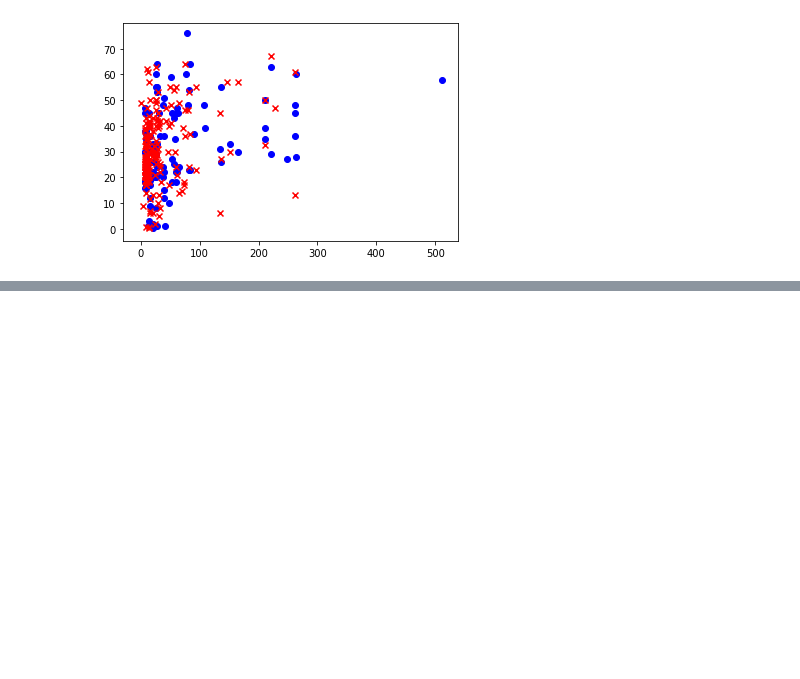
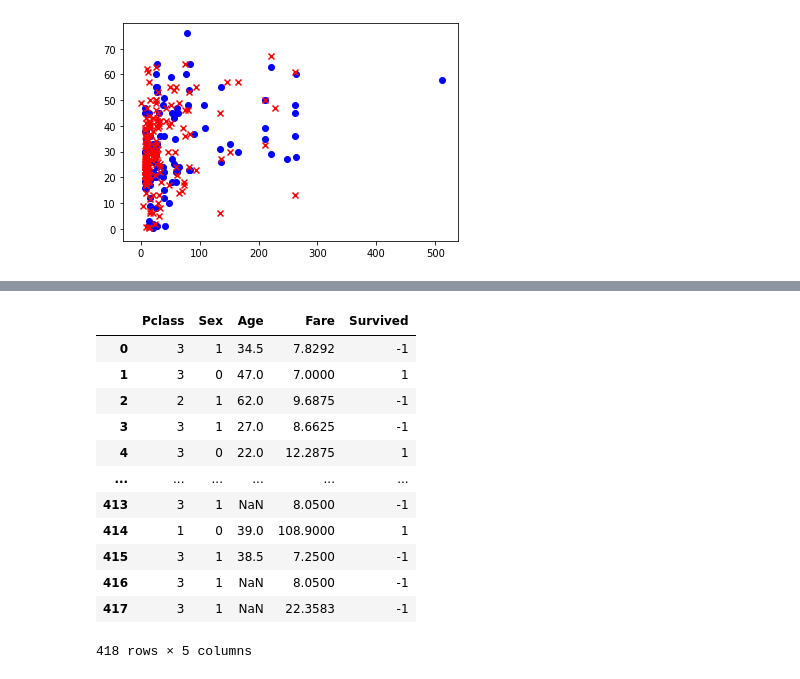
Before and after one commit to nefomichev/ml_models, a Jupyter notebook: rashka_ml_course/Classificator.ipynb, the cells around one changed output, grey strips where cells are left out. Saved outputs shown, nothing was run; the diff lists cells and outputs as text; code cells hidden in the pictures; blank space fills up the shorter version.

```diff
--- a/rashka_ml_course/Classificator.ipynb
+++ b/rashka_ml_course/Classificator.ipynb
@@ -217,8 +217,8 @@ plot_decision_regions(X, y, ppn)
 [figure]
 # %%
 titanic_data = pd.read_csv('../datasets/titanic_training_set.csv')
+test_titanic_data  = pd.read_csv('../datasets/titanic_test_set.csv')
 survivors_id = pd.read_csv('../datasets/gender_submission.csv')
-titanic_data
 # %%
 test_sample = titanic_data[['Fare', 'Age']].join(survivors_id)
 plt.scatter(test_sample[(test_sample.Survived == 1)].Fare, test_sample[(test_sample.Survived == 1)].Age, color='blue', marker='o')
@@ -239,0 +281,22 @@ pcp = Perceptron()
+# %%
+# Test Perceptro
+test_set = test_titanic_data.join(survivors_id, lsuffix='a', rsuffix='b')[['Pclass', 'Sex', 'Age', 'Fare', 'Survived']]
+test_set['Sex'] = test_set['Sex'].astype('category')
+test_set['Sex'] = test_set['Sex'].cat.codes
+test_set['Survived'] = np.where(test_set['Survived'] == 0, -1, 1)
+# %%
+test_set
+# %% [output]
+|  | Pclass | Sex | Age | Fare | Survived |
+| 0 | 3 | 1 | 34.5 | 7.8292 | -1 |
+| 1 | 3 | 0 | 47.0 | 7.0000 | 1 |
+| 2 | 2 | 1 | 62.0 | 9.6875 | -1 |
+| 3 | 3 | 1 | 27.0 | 8.6625 | -1 |
+| 4 | 3 | 0 | 22.0 | 12.2875 | 1 |
+| ... | ... | ... | ... | ... | ... |
+| 413 | 3 | 1 | NaN | 8.0500 | -1 |
+| 414 | 1 | 0 | 39.0 | 108.9000 | 1 |
+| 415 | 3 | 1 | 38.5 | 7.2500 | -1 |
+| 416 | 3 | 1 | NaN | 8.0500 | -1 |
+| 417 | 3 | 1 | NaN | 22.3583 | -1 |
+418 rows × 5 columns
```
Also changed, not shown: parts of 6 cells of this notebook, 1 other file.
